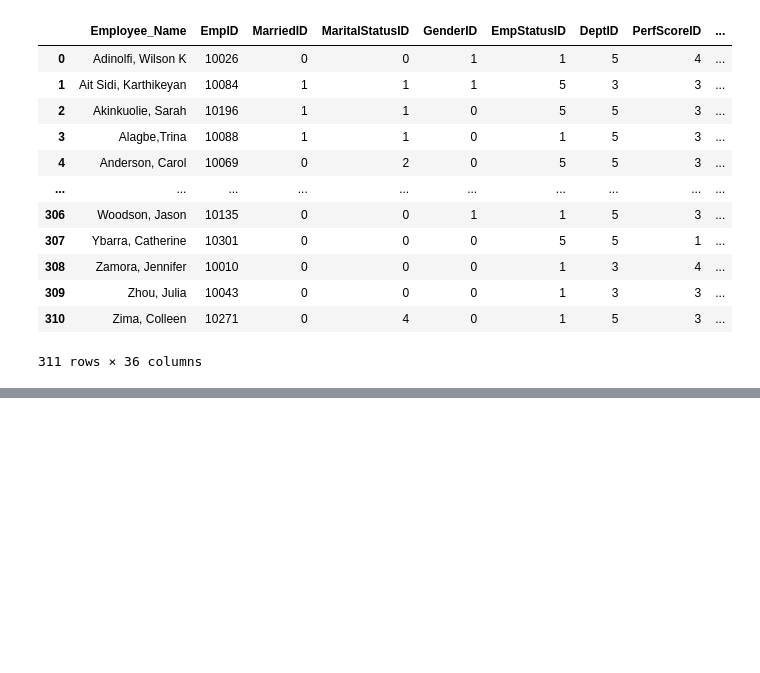
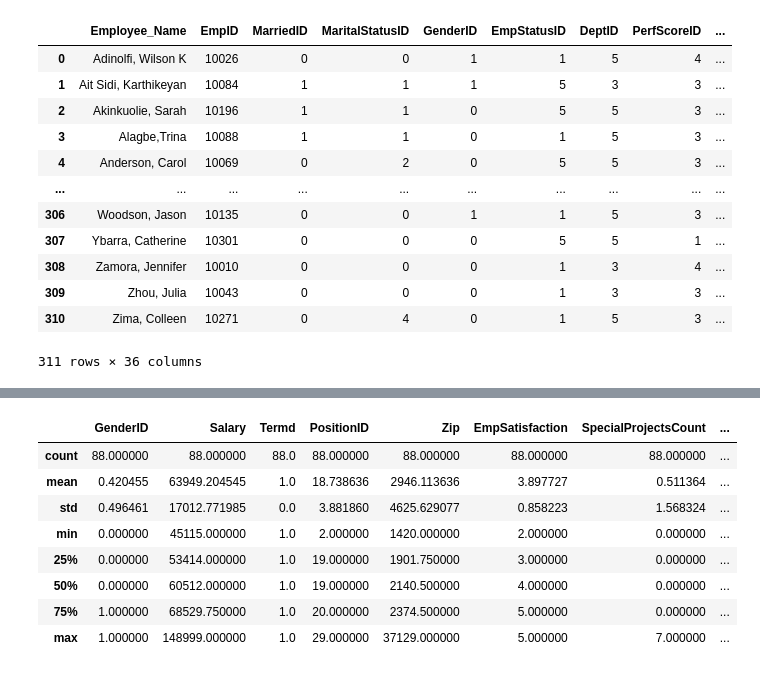
Before and after one commit to akazachk-teaching/Project-Group-5, a Jupyter notebook: project-code.ipynb, the cells around one changed output, grey strips where cells are left out. Saved outputs shown, nothing was run; the diff lists cells and outputs as text; code cells hidden in the pictures; blank space fills up the shorter version.

```diff
--- a/project-code.ipynb
+++ b/project-code.ipynb
@@ -40,0 +85,12 @@ data_cleaned
+# %%
+data_cleaned.describe()
+# %% [output]
+|  | GenderID | Salary | Termd | PositionID | Zip | EmpSatisfaction | SpecialProjectsCount | ... |
+| count | 88.000000 | 88.000000 | 88.0 | 88.000000 | 88.000000 | 88.000000 | 88.000000 | ... |
+| mean | 0.420455 | 63949.204545 | 1.0 | 18.738636 | 2946.113636 | 3.897727 | 0.511364 | ... |
+| std | 0.496461 | 17012.771985 | 0.0 | 3.881860 | 4625.629077 | 0.858223 | 1.568324 | ... |
+| min | 0.000000 | 45115.000000 | 1.0 | 2.000000 | 1420.000000 | 2.000000 | 0.000000 | ... |
+| 25% | 0.000000 | 53414.000000 | 1.0 | 19.000000 | 1901.750000 | 3.000000 | 0.000000 | ... |
+| 50% | 0.000000 | 60512.000000 | 1.0 | 19.000000 | 2140.500000 | 4.000000 | 0.000000 | ... |
+| 75% | 1.000000 | 68529.750000 | 1.0 | 20.000000 | 2374.500000 | 5.000000 | 0.000000 | ... |
+| max | 1.000000 | 148999.000000 | 1.0 | 29.000000 | 37129.000000 | 5.000000 | 7.000000 | ... |
```
Also changed, not shown: parts of 4 cells of this notebook.
